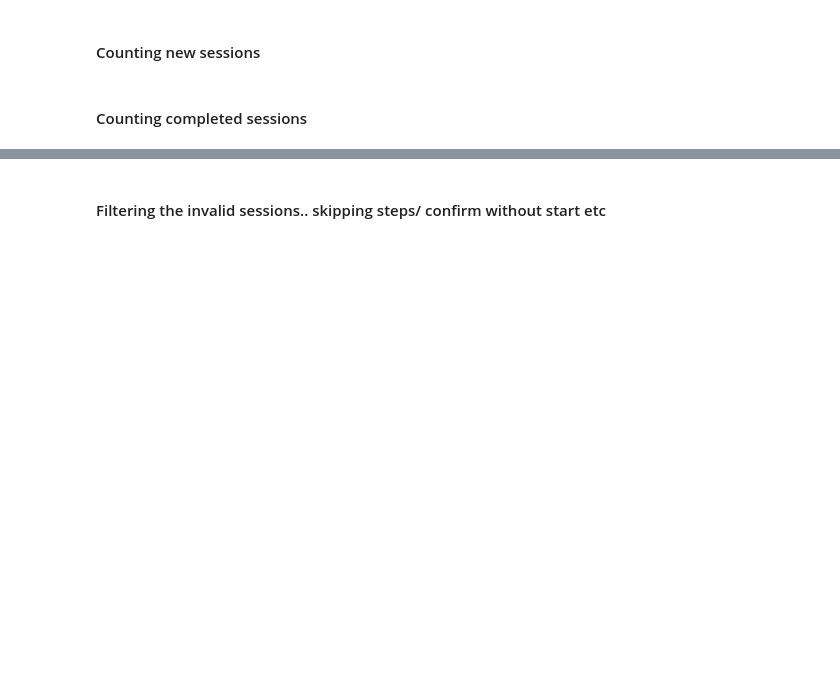
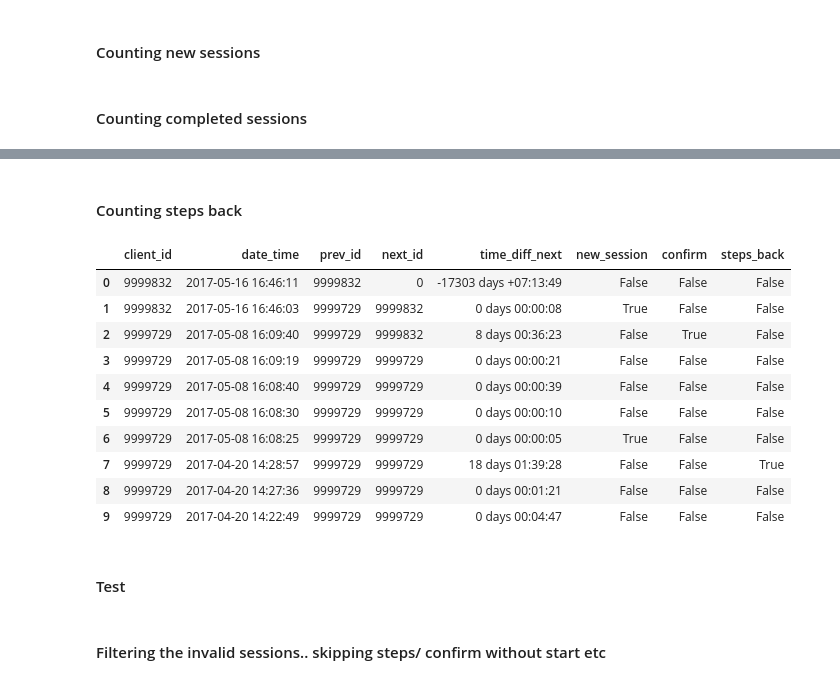
Before and after one commit to dimitsagk/AB_Testing_Analysis, a Jupyter notebook: notebooks/Project_2_02Cleaning+EDA.ipynb, the cells around one changed output, grey strips where cells are left out. Saved outputs shown, nothing was run; the diff lists cells and outputs as text; code cells hidden in the pictures; blank space fills up the shorter version.

```diff
--- a/notebooks/Project_2_02Cleaning+EDA.ipynb
+++ b/notebooks/Project_2_02Cleaning+EDA.ipynb
@@ -689,0 +573,2 @@ df_control_fltrd.head()
+# %% [markdown]
+#### Counting steps back
@@ -689,0 +619,16 @@ df_control_fltrd.head()
+# %%
+df_test.head(10)
+# %% [output]
+|  | client_id | date_time | prev_id | next_id | time_diff_next | new_session | confirm | steps_back |
+| 0 | 9999832 | 2017-05-16 16:46:11 | 9999832 | 0 | -17303 days +07:13:49 | False | False | False |
+| 1 | 9999832 | 2017-05-16 16:46:03 | 9999729 | 9999832 | 0 days 00:00:08 | True | False | False |
+| 2 | 9999729 | 2017-05-08 16:09:40 | 9999729 | 9999832 | 8 days 00:36:23 | False | True | False |
+| 3 | 9999729 | 2017-05-08 16:09:19 | 9999729 | 9999729 | 0 days 00:00:21 | False | False | False |
+| 4 | 9999729 | 2017-05-08 16:08:40 | 9999729 | 9999729 | 0 days 00:00:39 | False | False | False |
+| 5 | 9999729 | 2017-05-08 16:08:30 | 9999729 | 9999729 | 0 days 00:00:10 | False | False | False |
+| 6 | 9999729 | 2017-05-08 16:08:25 | 9999729 | 9999729 | 0 days 00:00:05 | True | False | False |
+| 7 | 9999729 | 2017-04-20 14:28:57 | 9999729 | 9999729 | 18 days 01:39:28 | False | False | True |
+| 8 | 9999729 | 2017-04-20 14:27:36 | 9999729 | 9999729 | 0 days 00:01:21 | False | False | False |
+| 9 | 9999729 | 2017-04-20 14:22:49 | 9999729 | 9999729 | 0 days 00:04:47 | False | False | False |
+# %% [markdown]
+#### Test
```
Also changed, not shown: parts of 64 cells of this notebook.
